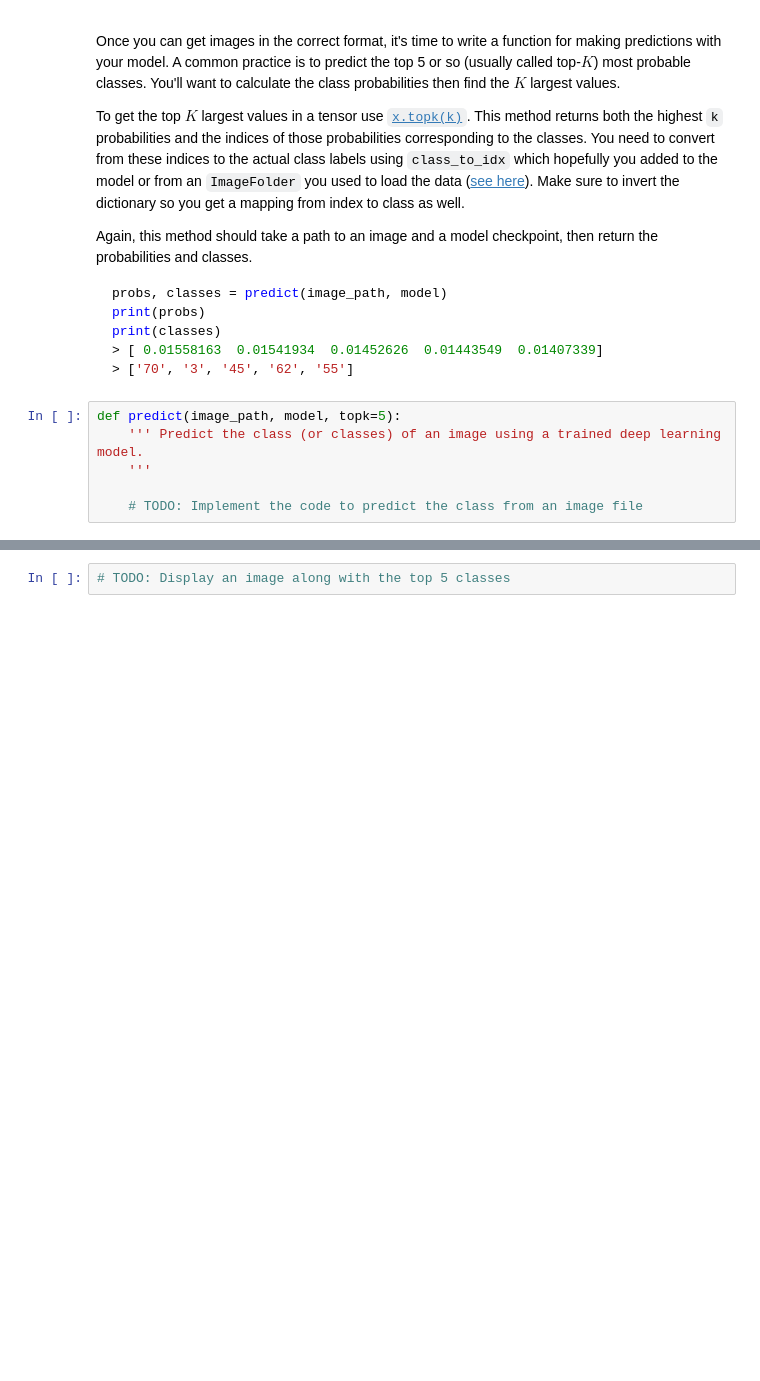
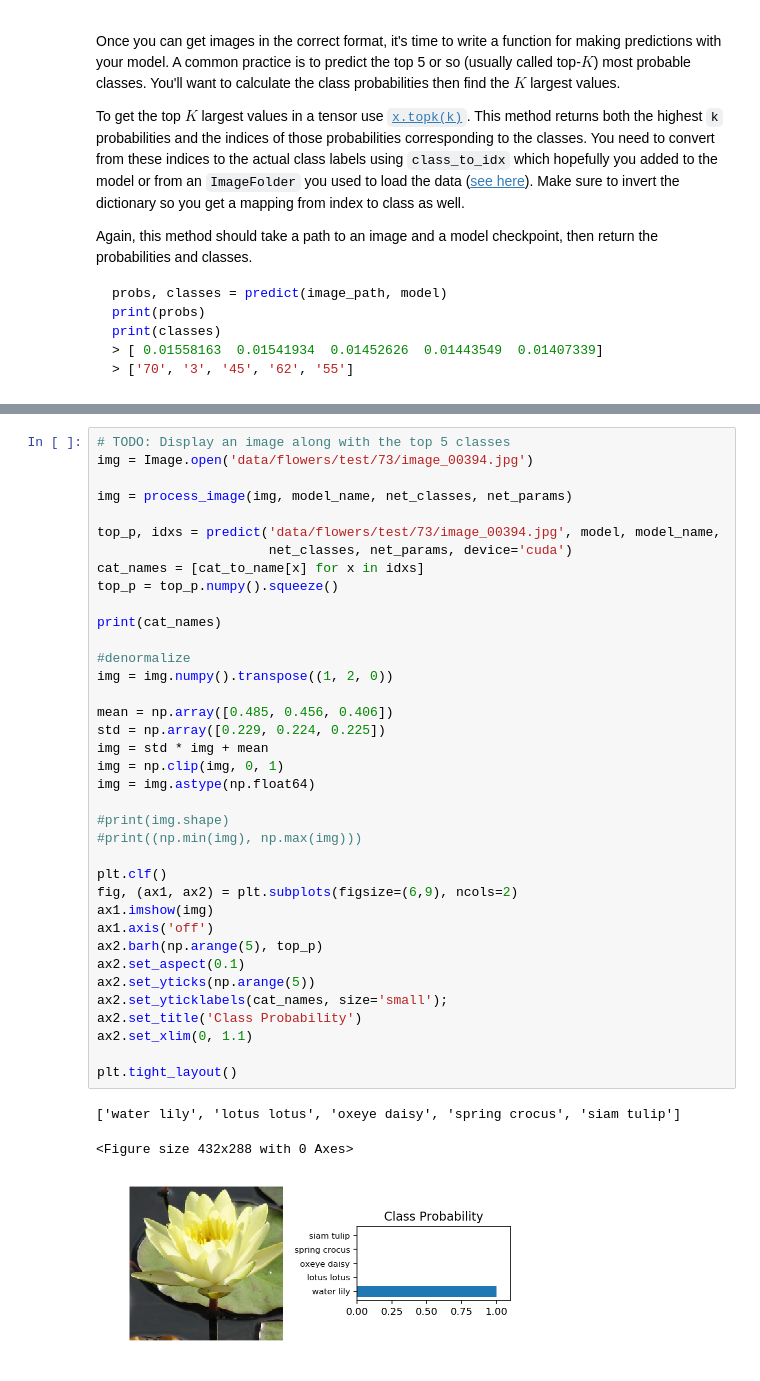
Before and after one commit to AlexKirko/udacity-ds-project-2, a Jupyter notebook: Image Classifier Project.ipynb, the cells around one changed output, grey strips where cells are left out. Saved outputs shown, nothing was run; the diff lists cells and outputs as text; blank space fills up the shorter version.

````diff
--- a/Image Classifier Project.ipynb
+++ b/Image Classifier Project.ipynb
@@ -220,9 +681,3 @@ print(classes)
 > [ 0.01558163  0.01541934  0.01452626  0.01443549  0.01407339]
 > ['70', '3', '45', '62', '55']
 ```
-# %%
-def predict(image_path, model, topk=5):
-    ''' Predict the class (or classes) of an image using a trained deep learning model.
-    '''
-
-    # TODO: Implement the code to predict the class from an image file
@@ -234,5 +771,44 @@ Now that you can use a trained model for predictions, check to make sure it make
 <img src='assets/inference_example.png' width=300px>
 
 You can convert from the class integer encoding to actual flower names with the `cat_to_name.json` file (should have been loaded earlier in the notebook). To show a PyTorch tensor as an image, use the `imshow` function defined above.
-# %%
-# TODO: Display an image along with the top 5 classes
+# %%
+# TODO: Display an image along with the top 5 classes
+img = Image.open('data/flowers/test/73/image_00394.jpg')
+
+img = process_image(img, model_name, net_classes, net_params)
+
+top_p, idxs = predict('data/flowers/test/73/image_00394.jpg', model, model_name,
+                      net_classes, net_params, device='cuda')
+cat_names = [cat_to_name[x] for x in idxs]
+top_p = top_p.numpy().squeeze()
+
+print(cat_names)
+
+#denormalize
+img = img.numpy().transpose((1, 2, 0))
+
+mean = np.array([0.485, 0.456, 0.406])
+std = np.array([0.229, 0.224, 0.225])
+img = std * img + mean
+img = np.clip(img, 0, 1)
+img = img.astype(np.float64)
+
+#print(img.shape)
+#print((np.min(img), np.max(img)))
+
+plt.clf()
+fig, (ax1, ax2) = plt.subplots(figsize=(6,9), ncols=2)
+ax1.imshow(img)
+ax1.axis('off')
+ax2.barh(np.arange(5), top_p)
+ax2.set_aspect(0.1)
+ax2.set_yticks(np.arange(5))
+ax2.set_yticklabels(cat_names, size='small');
+ax2.set_title('Class Probability')
+ax2.set_xlim(0, 1.1)
+
+plt.tight_layout()
+# %% [output]
+['water lily', 'lotus lotus', 'oxeye daisy', 'spring crocus', 'siam tulip']
+<Figure size 432x288 with 0 Axes>
+[figure, added]
````
Also changed, not shown: parts of 31 cells of this notebook, 6 other files.
